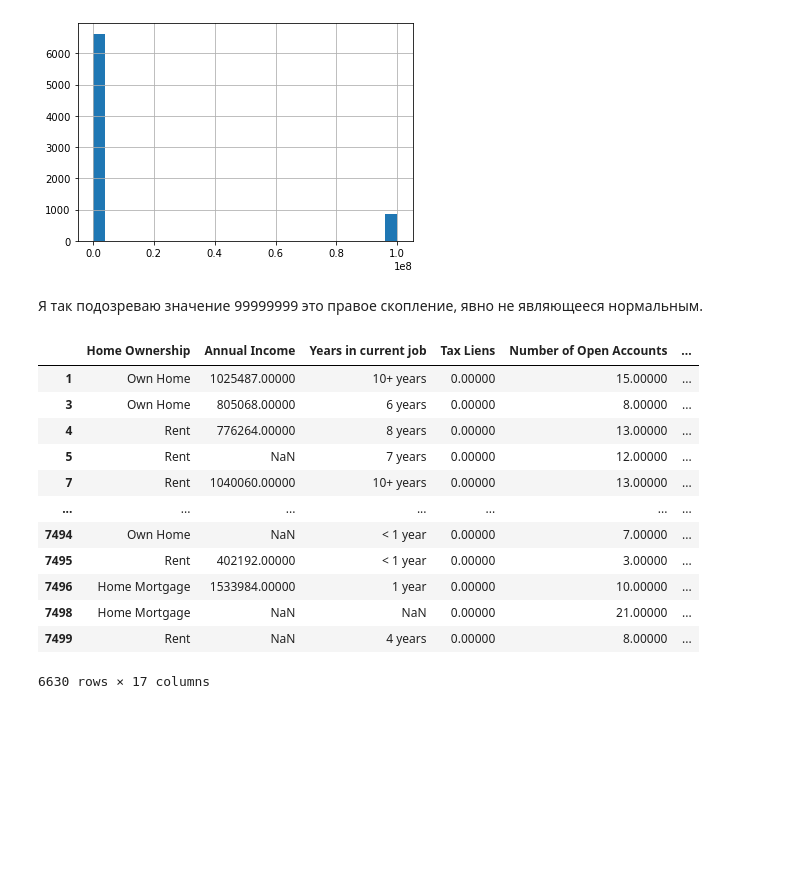
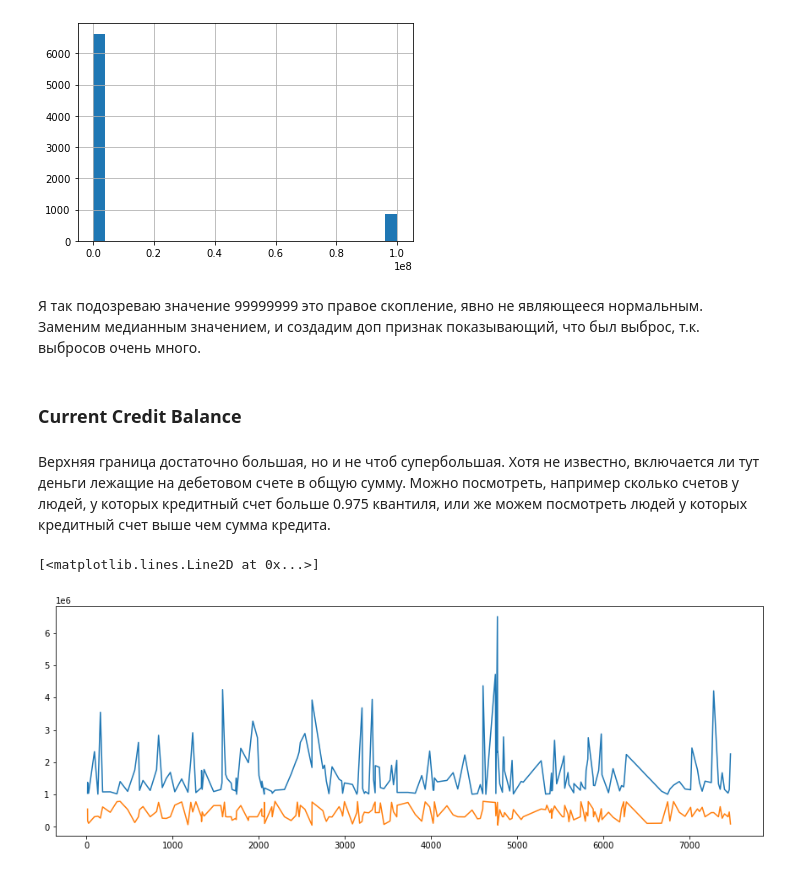
Before and after one commit to IvanKurkov/DS_Libs, a Jupyter notebook: CW_2/IKurkov_solution.ipynb, the cells around one changed output. Cells and saved outputs as stored; diff of their text form; code cells hidden in the pictures; blank space fills up the shorter version.

```diff
--- a/CW_2/IKurkov_solution.ipynb
+++ b/CW_2/IKurkov_solution.ipynb
@@ -131,6 +132,7 @@ sns.boxplot(df_train['Maximum Open Credit'])
 # %%
 max_open_credit = np.quantile(df_train['Maximum Open Credit'], q=0.975)
 max_open_credit_median = df_train['Maximum Open Credit'].median()
+df_train.loc[df_train['Maximum Open Credit'] > max_open_credit, 'Maximum Open Credit'] = max_open_credit_median
 # %% [markdown]
 ### Current Loan Amount
 # %%
@@ -154,20 +156,26 @@ df_train['Current Loan Amount'].hist(bins=25)
 <AxesSubplot:>
 [figure]
 # %% [markdown]
-Я так подозреваю значение 99999999 это правое скопление, явно не являющееся нормальным.
+Я так подозреваю значение 99999999 это правое скопление, явно не являющееся нормальным. Заменим медианным значением, и создадим доп признак показывающий, что был выброс, т.к. выбросов очень много.
-# %%
-df_train.loc[df_train['Current Loan Amount'] != 99999999]
-# %% [output]
-|  | Home Ownership | Annual Income | Years in current job | Tax Liens | Number of Open Accounts | ... |
-| 1 | Own Home | 1025487.00000 | 10+ years | 0.00000 | 15.00000 | ... |
-| 3 | Own Home | 805068.00000 | 6 years | 0.00000 | 8.00000 | ... |
-| 4 | Rent | 776264.00000 | 8 years | 0.00000 | 13.00000 | ... |
-| 5 | Rent | NaN | 7 years | 0.00000 | 12.00000 | ... |
-| 7 | Rent | 1040060.00000 | 10+ years | 0.00000 | 13.00000 | ... |
-| ... | ... | ... | ... | ... | ... | ... |
-| 7494 | Own Home | NaN | < 1 year | 0.00000 | 7.00000 | ... |
-| 7495 | Rent | 402192.00000 | < 1 year | 0.00000 | 3.00000 | ... |
-| 7496 | Home Mortgage | 1533984.00000 | 1 year | 0.00000 | 10.00000 | ... |
-| 7498 | Home Mortgage | NaN | NaN | 0.00000 | 21.00000 | ... |
-| 7499 | Rent | NaN | 4 years | 0.00000 | 8.00000 | ... |
-6630 rows × 17 columns
+# %%
+current_loan_amount_median = df_train['Current Loan Amount'].median()
+
+df_train["Current Loan Amount outlier"] = 0
+df_train.loc[df_train['Current Loan Amount'] == 99999999, 'Current Loan Amount outlier'] = 1
+df_train.loc[df_train['Current Loan Amount'] == 99999999, 'Current Loan Amount'] = current_loan_amount_median
+# %% [markdown]
+### Current Credit Balance
+# %% [markdown]
+Верхняя граница достаточно большая, но и не чтоб супербольшая. Хотя не известно, включается ли тут деньги лежащие на дебетовом счете в общую сумму. Можно посмотреть, например сколько счетов у людей, у которых кредитный счет больше 0.975 квантиля, или же можем посмотреть людей у которых кредитный счет выше чем сумма кредита.
+# %%
+high_credit_balance = df_train.loc[df_train['Current Credit Balance'] > np.quantile(df_train['Current Credit Balance'], q=0.975)]
+x = high_credit_balance['Current Credit Balance']
+y = high_credit_balance['Current Loan Amount']
+
+plt.figure(figsize=(15,5))
+
+plt.plot(x)
+plt.plot(y)
+# %% [output]
+[<matplotlib.lines.Line2D at 0x...>]
+[figure, added]
```
Also changed, not shown: parts of 12 cells of this notebook.
